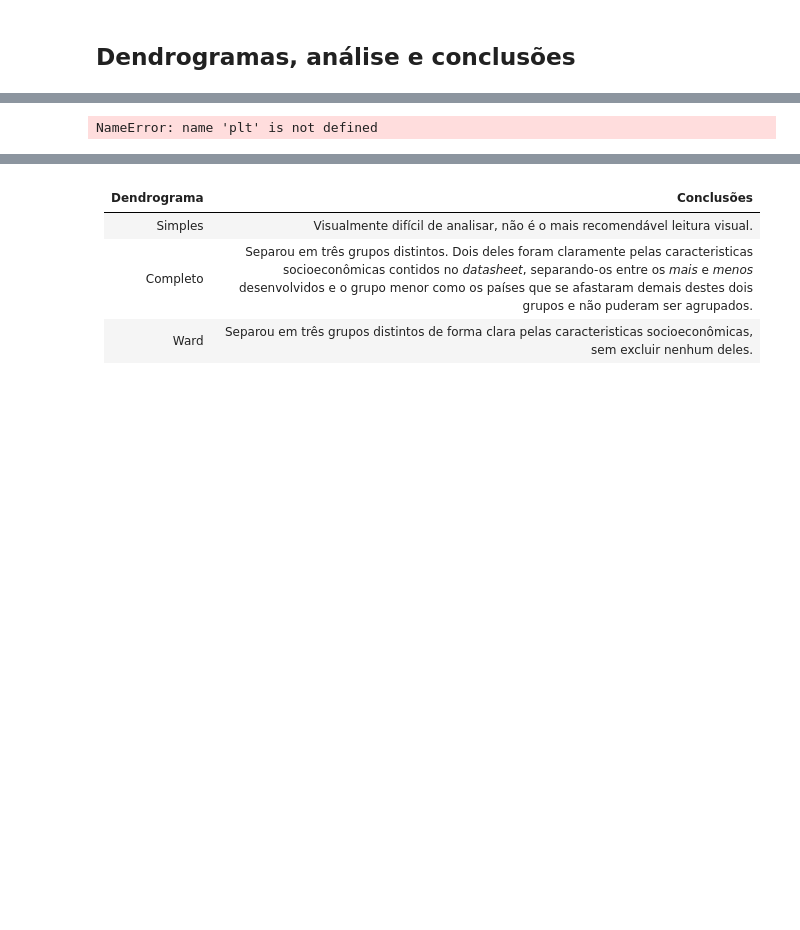
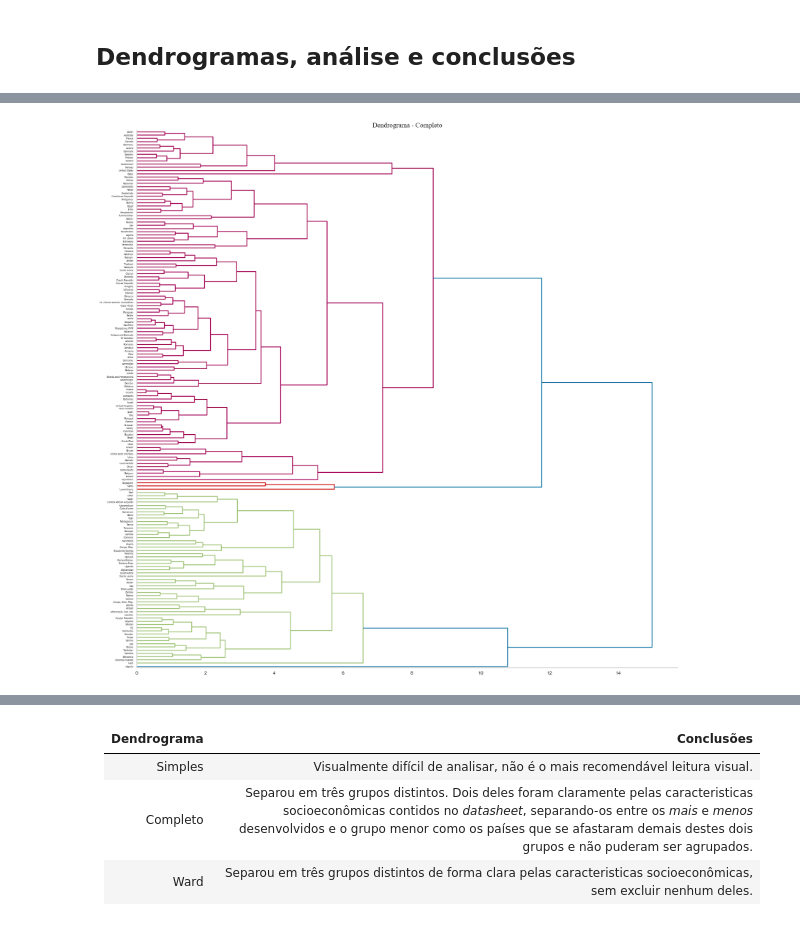
Before and after one commit to rabreu/Infnet-MIT-IA-Clustering-PD-25E4_2, a Jupyter notebook: Infnet-MIT-IA-Clustering-PD-25E4_2.ipynb, the cells around one changed output, grey strips where cells are left out. Saved outputs shown, nothing was run; the diff lists cells and outputs as text; code cells hidden in the pictures; blank space fills up the shorter version.

```diff
--- a/Infnet-MIT-IA-Clustering-PD-25E4_2.ipynb
+++ b/Infnet-MIT-IA-Clustering-PD-25E4_2.ipynb
@@ -194,61 +232,24 @@ Comparando os dois gráficos _box-plot_ podemos observar uma mudança na distrib
 # %%
-f, ax = plt.subplots(3, 1)
-f.set_figheight(50)
-f.set_figwidth(15)
-
-single_link = hierarchy.linkage(
-    dataset,
-    metric='euclidean',
-    method='single'
-)
+f, ax = plt.subplots(1, 1)
+f.set_figheight(20)
+f.set_figwidth(20)
 
 complete_link = hierarchy.linkage(
     dataset,
     metric='euclidean',
     method='complete'
 )
 
-ward_link = hierarchy.linkage(
-    dataset,
-    metric='euclidean',
-    method='ward'
-)
-
 hierarchy.dendrogram(
-    single_link,
+    complete_link,
     labels=dataset_raw['country'].values,
-    ax=ax[0],
+    ax=ax,
     orientation='right'
 )
 
-hierarchy.dendrogram(
-    complete_link,
-    labels=dataset_raw['country'].values,
-    ax=ax[1],
-    orientation='right'
-)
+ax.set_title('Dendrograma - Completo', fontfamily='Times New Roman', fontsize=14)
 
-hierarchy.dendrogram(
-    complete_link,
-    labels=dataset_raw['country'].values,
-    ax=ax[1],
-    orientation='right'
-)
-
-hierarchy.dendrogram(
-    ward_link,
-    labels=dataset_raw['country'].values,
-    ax=ax[2],
-    orientation='right'
-)
-
-ax[0].set_title('Dendrograma - Simples', fontfamily='Times New Roman', fontsize=14)
-ax[1].set_title('Dendrograma - Completo', fontfamily='Times New Roman', fontsize=14)
-ax[2].set_title('Dendrograma - Ward', fontfamily='Times New Roman', fontsize=14)
-
-ax[0].grid(False)
-ax[1].grid(False)
-ax[2].grid(False)
+ax.grid(False)
 sb.despine()
 # %% [output]
-NameError: name 'plt' is not defined
+[figure, added]
```
Also changed, not shown: parts of 15 cells of this notebook.
